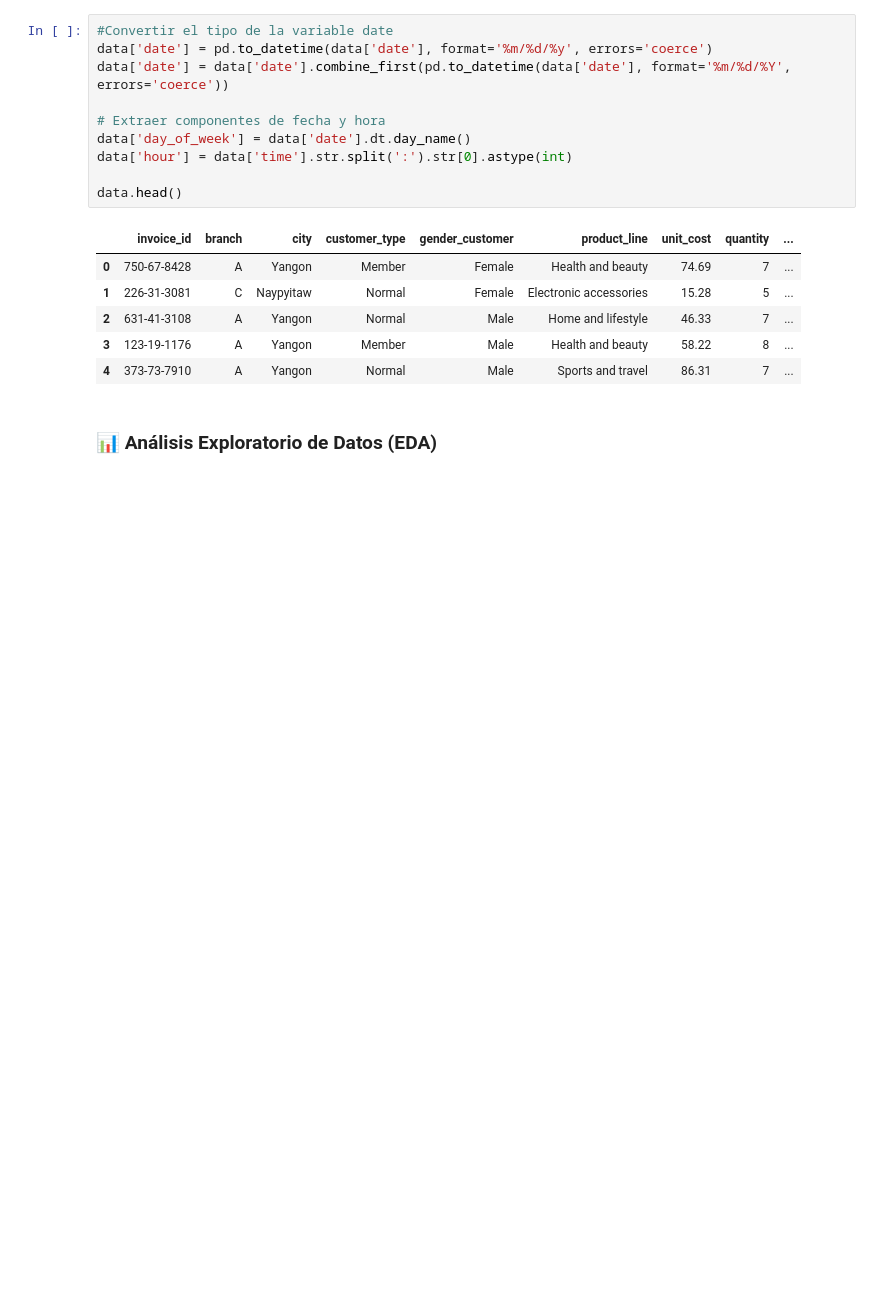
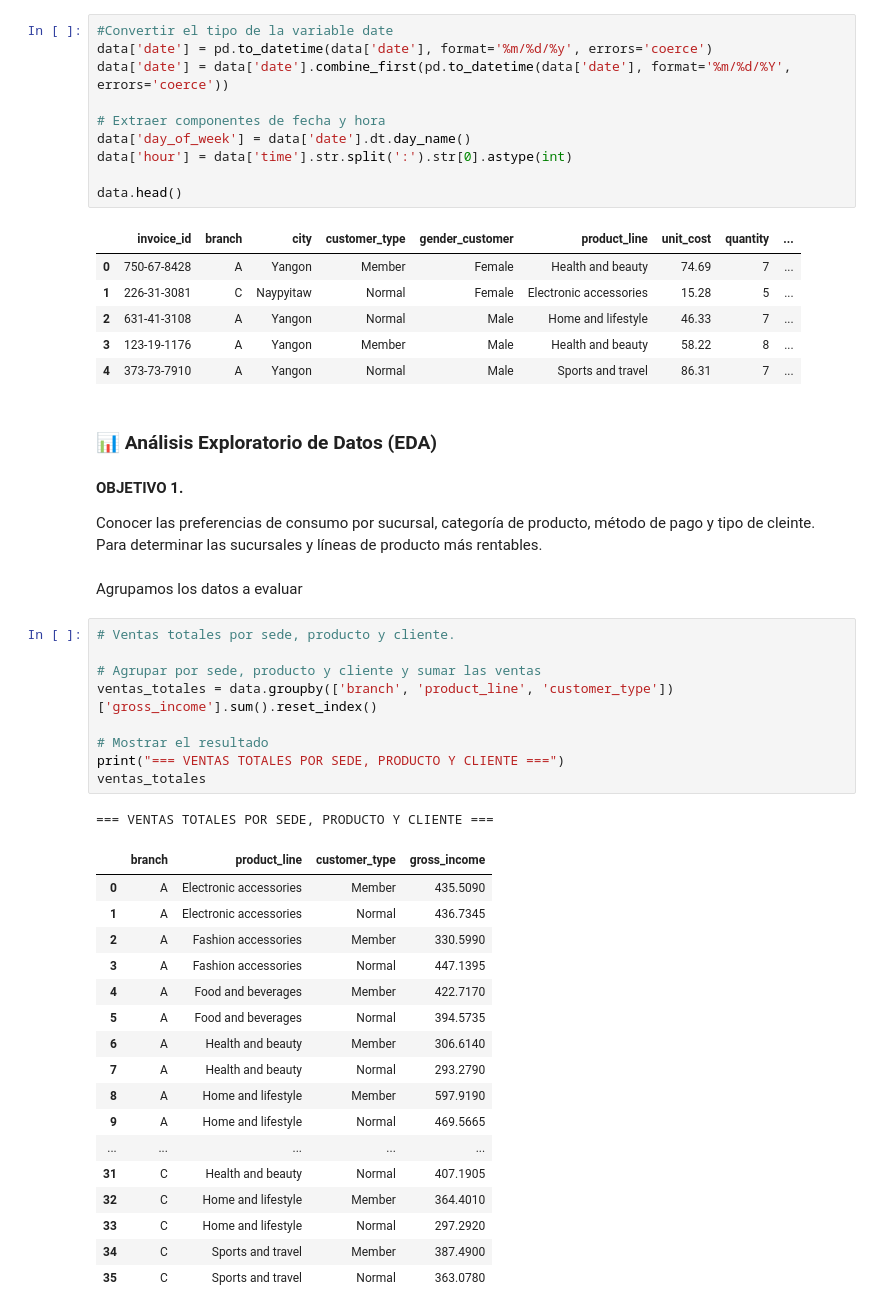
Before and after one commit to mrojash97/dataanalytics, a Jupyter notebook: Python/ANÁLISIS_EDA_Supermarket_Sales.ipynb, the cells around one changed output. Saved outputs shown, nothing was run; the diff lists cells and outputs as text; blank space fills up the shorter version.

```diff
--- a/Python/ANÁLISIS_EDA_Supermarket_Sales.ipynb
+++ b/Python/ANÁLISIS_EDA_Supermarket_Sales.ipynb
@@ -129,3 +129,37 @@ data.head()
 | 4 | 373-73-7910 | A | Yangon | Normal | Male | Sports and travel | 86.31 | 7 | ... |
 # %% [markdown]
 ### **📊 Análisis Exploratorio de Datos (EDA)** <a name="eda"></a>
+# %% [markdown]
+**OBJETIVO 1.**
+
+Conocer las preferencias de consumo por sucursal, categoría de producto, método de pago y tipo de cleinte. Para determinar las sucursales y líneas de producto más rentables.
+# %% [markdown]
+Agrupamos los datos a evaluar
+# %%
+# Ventas totales por sede, producto y cliente.
+
+# Agrupar por sede, producto y cliente y sumar las ventas
+ventas_totales = data.groupby(['branch', 'product_line', 'customer_type'])['gross_income'].sum().reset_index()
+
+# Mostrar el resultado
+print("=== VENTAS TOTALES POR SEDE, PRODUCTO Y CLIENTE ===")
+ventas_totales
+# %% [output]
+=== VENTAS TOTALES POR SEDE, PRODUCTO Y CLIENTE ===
+|  | branch | product_line | customer_type | gross_income |
+| 0 | A | Electronic accessories | Member | 435.5090 |
+| 1 | A | Electronic accessories | Normal | 436.7345 |
+| 2 | A | Fashion accessories | Member | 330.5990 |
+| 3 | A | Fashion accessories | Normal | 447.1395 |
+| 4 | A | Food and beverages | Member | 422.7170 |
+| 5 | A | Food and beverages | Normal | 394.5735 |
+| 6 | A | Health and beauty | Member | 306.6140 |
+| 7 | A | Health and beauty | Normal | 293.2790 |
+| 8 | A | Home and lifestyle | Member | 597.9190 |
+| 9 | A | Home and lifestyle | Normal | 469.5665 |
+| ... | ... | ... | ... | ... |
+| 31 | C | Health and beauty | Normal | 407.1905 |
+| 32 | C | Home and lifestyle | Member | 364.4010 |
+| 33 | C | Home and lifestyle | Normal | 297.2920 |
+| 34 | C | Sports and travel | Member | 387.4900 |
+| 35 | C | Sports and travel | Normal | 363.0780 |
```
Also changed, not shown: parts of 3 cells of this notebook.
